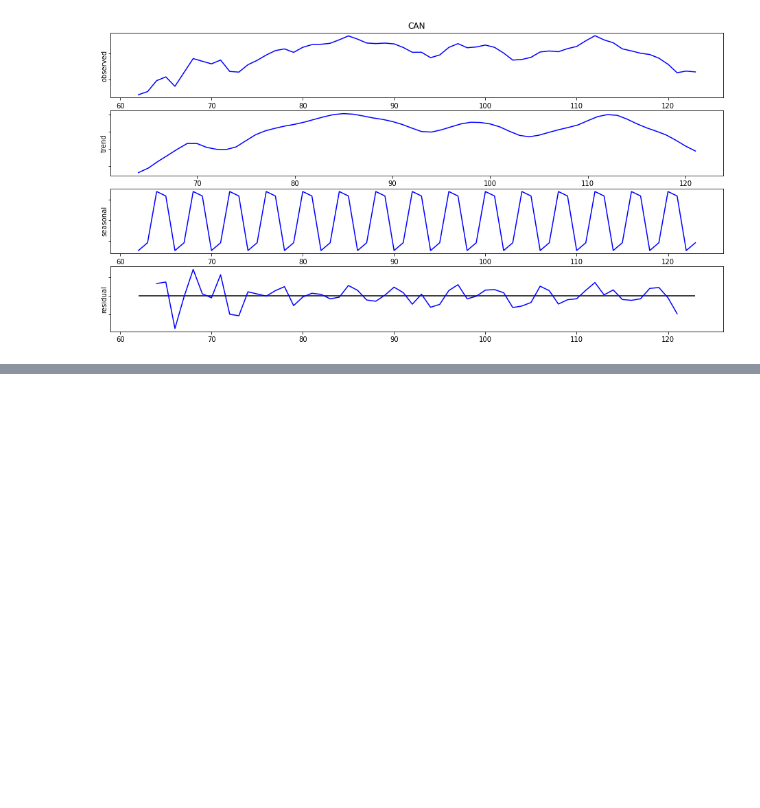
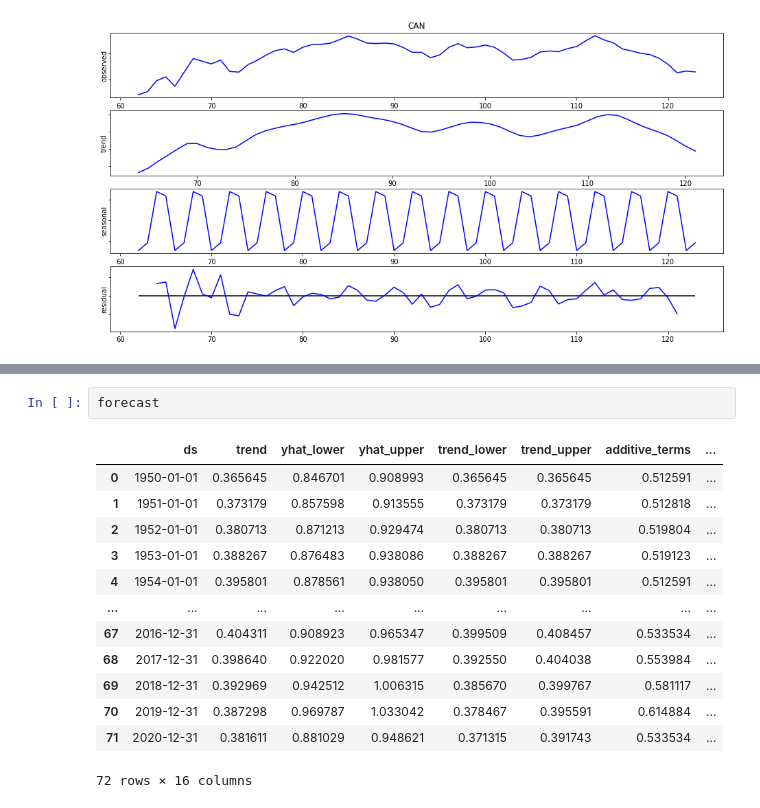
Before and after one commit to yguenka/4intelligence-Case, a Jupyter notebook: Data Analysis Skill Test.ipynb, the cells around one changed output, grey strips where cells are left out. Drawn from its saved outputs; the diff is of its cells as text; blank space fills up the shorter version.

```diff
--- a/Data Analysis Skill Test.ipynb
+++ b/Data Analysis Skill Test.ipynb
@@ -218,0 +219,16 @@ INFO:fbprophet:Disabling daily seasonality. Run prophet with daily_seasonality=T
+# %%
+forecast
+# %% [output]
+|  | ds | trend | yhat_lower | yhat_upper | trend_lower | trend_upper | additive_terms | ... |
+| 0 | 1950-01-01 | 0.365645 | 0.846701 | 0.908993 | 0.365645 | 0.365645 | 0.512591 | ... |
+| 1 | 1951-01-01 | 0.373179 | 0.857598 | 0.913555 | 0.373179 | 0.373179 | 0.512818 | ... |
+| 2 | 1952-01-01 | 0.380713 | 0.871213 | 0.929474 | 0.380713 | 0.380713 | 0.519804 | ... |
+| 3 | 1953-01-01 | 0.388267 | 0.876483 | 0.938086 | 0.388267 | 0.388267 | 0.519123 | ... |
+| 4 | 1954-01-01 | 0.395801 | 0.878561 | 0.938050 | 0.395801 | 0.395801 | 0.512591 | ... |
+| ... | ... | ... | ... | ... | ... | ... | ... | ... |
+| 67 | 2016-12-31 | 0.404311 | 0.908923 | 0.965347 | 0.399509 | 0.408457 | 0.533534 | ... |
+| 68 | 2017-12-31 | 0.398640 | 0.922020 | 0.981577 | 0.392550 | 0.404038 | 0.553984 | ... |
+| 69 | 2018-12-31 | 0.392969 | 0.942512 | 1.006315 | 0.385670 | 0.399767 | 0.581117 | ... |
+| 70 | 2019-12-31 | 0.387298 | 0.969787 | 1.033042 | 0.378467 | 0.395591 | 0.614884 | ... |
+| 71 | 2020-12-31 | 0.381611 | 0.881029 | 0.948621 | 0.371315 | 0.391743 | 0.533534 | ... |
+72 rows × 16 columns
```
Also changed, not shown: parts of 1 cell of this notebook, 2 other files.
